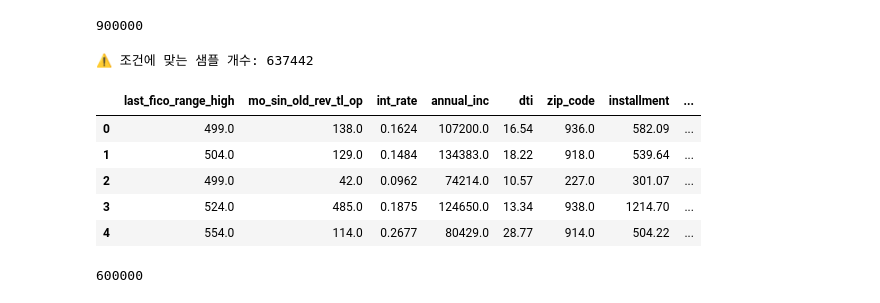
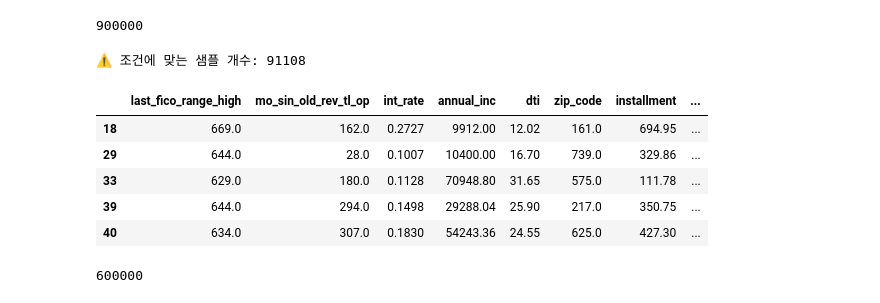
Before and after one commit to Seungminin/Data_Analysis_lending-club, a Jupyter notebook: Paper_code/probability_sample_extraction.ipynb, the cells around one changed output. Saved outputs shown, nothing was run; the diff lists cells and outputs as text; code cells hidden in the pictures.

```diff
--- a/Paper_code/probability_sample_extraction.ipynb
+++ b/Paper_code/probability_sample_extraction.ipynb
@@ -499,31 +500,31 @@ y_fake = fake[['loan_status']]
 # %%
 # 5️⃣ 예측 및 평가
 #y_pred = model.predict(X_fake)
 y_prob = model.predict_proba(X_fake)[:, 1]  # ROC Curve & PRC에 필요
 
 threshold = 0.5
 y_pred = (y_prob >= threshold).astype(int)
 
 X_fake_df = X_fake.copy()
 X_fake_df['y_prob'] = y_prob
 X_fake_df['y_pred'] = y_pred
 X_fake_df['actual'] = y_fake.values
 
 #0.5이상인 것들 확인인
 filtered_fake = X_fake_df[(X_fake_df['actual'] == 1)&
-                     (X_fake_df['y_prob']>=0.86)&
-                     (X_fake_df['y_prob']<=1)]
+                     (X_fake_df['y_prob']>=0.6)&
+                     (X_fake_df['y_prob']<=0.8)]
 
 print(f"⚠️ 조건에 맞는 샘플 개수: {len(filtered_fake)}")
 display(filtered_fake.head())  # Jupyter 환경이면 이렇게
 # %% [output]
-⚠️ 조건에 맞는 샘플 개수: 637442
+⚠️ 조건에 맞는 샘플 개수: 91108
 |  | last_fico_range_high | mo_sin_old_rev_tl_op | int_rate | annual_inc | dti | zip_code | installment | ... |
-| 0 | 499.0 | 138.0 | 0.1624 | 107200.0 | 16.54 | 936.0 | 582.09 | ... |
-| 1 | 504.0 | 129.0 | 0.1484 | 134383.0 | 18.22 | 918.0 | 539.64 | ... |
-| 2 | 499.0 | 42.0 | 0.0962 | 74214.0 | 10.57 | 227.0 | 301.07 | ... |
-| 3 | 524.0 | 485.0 | 0.1875 | 124650.0 | 13.34 | 938.0 | 1214.70 | ... |
-| 4 | 554.0 | 114.0 | 0.2677 | 80429.0 | 28.77 | 914.0 | 504.22 | ... |
+| 18 | 669.0 | 162.0 | 0.2727 | 9912.00 | 12.02 | 161.0 | 694.95 | ... |
+| 29 | 644.0 | 28.0 | 0.1007 | 10400.00 | 16.70 | 739.0 | 329.86 | ... |
+| 33 | 629.0 | 180.0 | 0.1128 | 70948.80 | 31.65 | 575.0 | 111.78 | ... |
+| 39 | 644.0 | 294.0 | 0.1498 | 29288.04 | 25.90 | 217.0 | 350.75 | ... |
+| 40 | 634.0 | 307.0 | 0.1830 | 54243.36 | 24.55 | 625.0 | 427.30 | ... |
 # %%
 drop_columns = ['y_prob', 'y_pred', 'actual']
 filtered_fake = filtered_fake.drop(columns=drop_columns)
```
Also changed, not shown: parts of 9 cells of this notebook.
